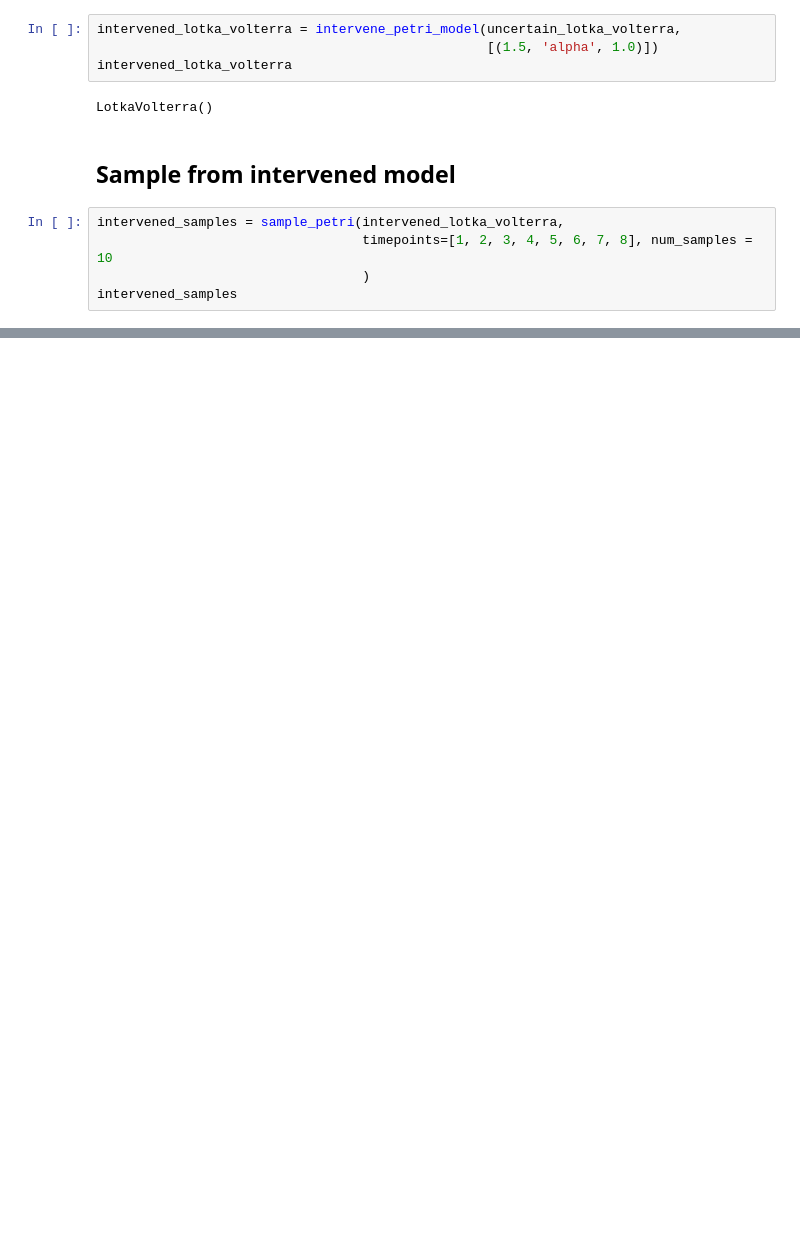
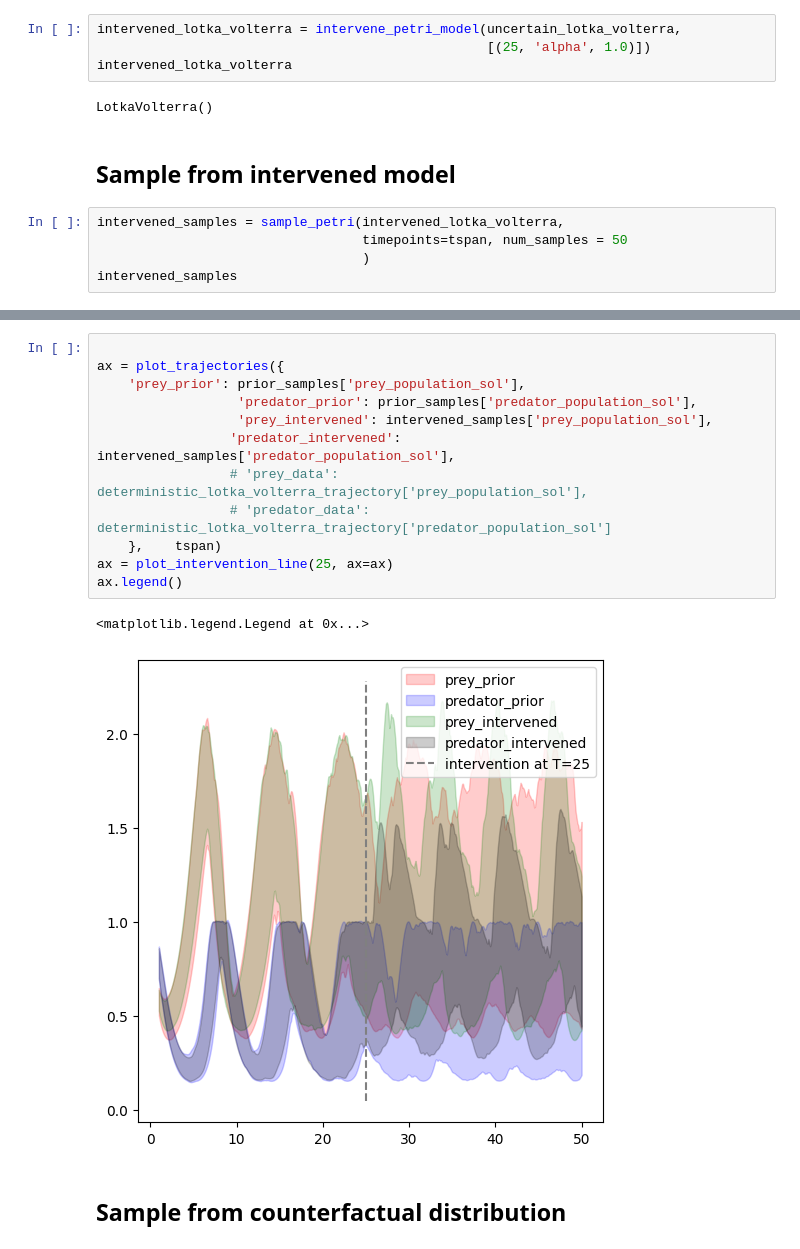
Before and after one commit to ciemss/pyciemss, a Jupyter notebook: notebook/regnet/LotkaVolterra.ipynb, the cells around one changed output, grey strips where cells are left out. Cells and saved outputs as stored; diff of their text form; blank space fills up the shorter version.

```diff
--- a/notebook/regnet/LotkaVolterra.ipynb
+++ b/notebook/regnet/LotkaVolterra.ipynb
@@ -125,7 +171,7 @@ posterior_samples
 ## Intervene on uncertain Lotka Volterra
 # %%
 intervened_lotka_volterra = intervene_petri_model(uncertain_lotka_volterra,
-                                                  [(1.5, 'alpha', 1.0)])
+                                                  [(25, 'alpha', 1.0)])
 intervened_lotka_volterra
 # %% [output]
 LotkaVolterra()
@@ -133,7 +179,7 @@ LotkaVolterra()
 ## Sample from intervened model
 # %%
 intervened_samples = sample_petri(intervened_lotka_volterra,
-                                  timepoints=[1, 2, 3, 4, 5, 6, 7, 8], num_samples = 10
+                                  timepoints=tspan, num_samples = 50
                                   )
 intervened_samples
 # %% [output]
@@ -156,0 +203,17 @@ intervened_samples
+# %%
+
+ax = plot_trajectories({
+    'prey_prior': prior_samples['prey_population_sol'],
+                  'predator_prior': prior_samples['predator_population_sol'],
+                  'prey_intervened': intervened_samples['prey_population_sol'],
+                 'predator_intervened': intervened_samples['predator_population_sol'],
+                 # 'prey_data': deterministic_lotka_volterra_trajectory['prey_population_sol'],
+                 # 'predator_data': deterministic_lotka_volterra_trajectory['predator_population_sol']
+    },    tspan)
+ax = plot_intervention_line(25, ax=ax)
+ax.legend()
+# %% [output]
+<matplotlib.legend.Legend at 0x...>
+[figure, added]
+# %% [markdown]
+## Sample from counterfactual distribution
```
Also changed, not shown: parts of 19 cells of this notebook, 1 other file.
